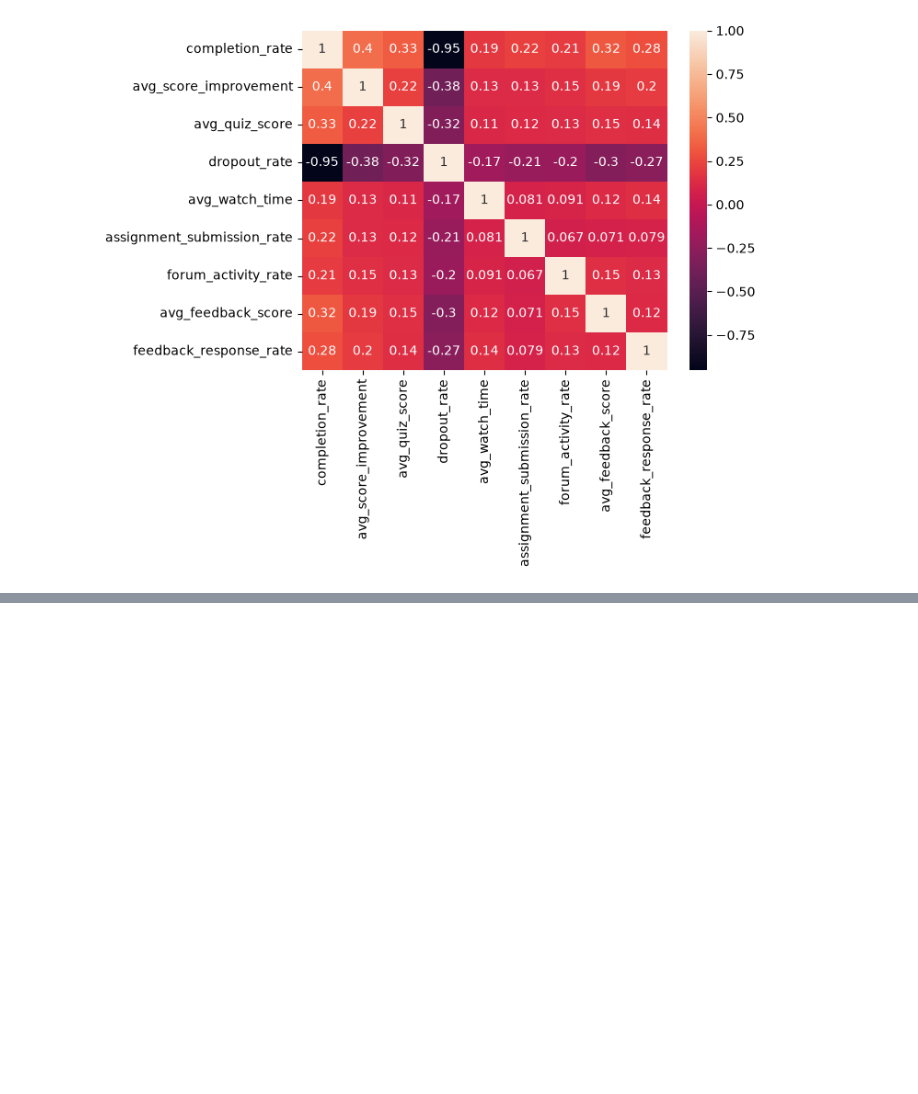
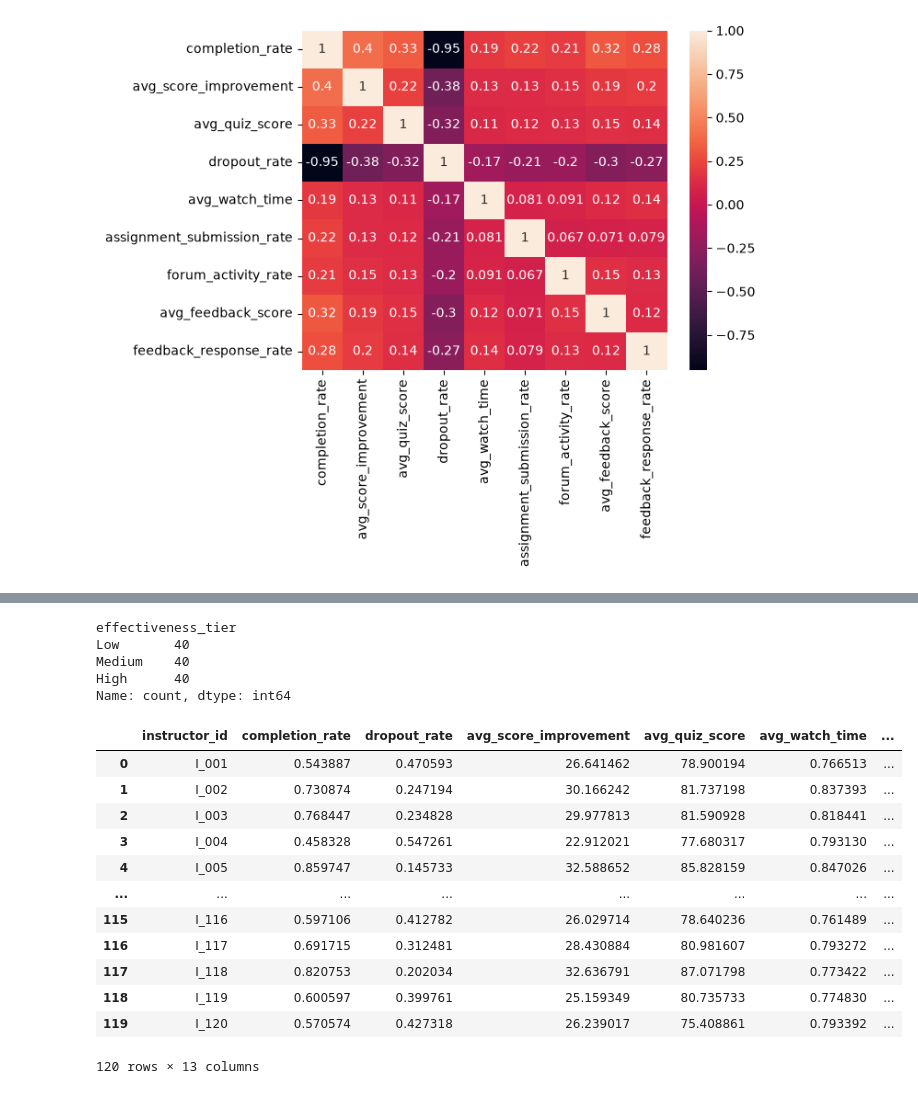
Before and after one commit to Saipathi-123/Instructor-Effectiveness-Modeling, a Jupyter notebook: notebooks/instructor_effectiveness.ipynb, the cells around one changed output, grey strips where cells are left out. Cells and saved outputs as stored; diff of their text form; code cells hidden in the pictures; blank space fills up the shorter version.

```diff
--- a/notebooks/instructor_effectiveness.ipynb
+++ b/notebooks/instructor_effectiveness.ipynb
@@ -227,0 +304,24 @@ df.head()
+# %%
+df['effectiveness_tier'].value_counts()
+# %% [output]
+effectiveness_tier
+Low       40
+Medium    40
+High      40
+Name: count, dtype: int64
+# %%
+df
+# %% [output]
+|  | instructor_id | completion_rate | dropout_rate | avg_score_improvement | avg_quiz_score | avg_watch_time | ... |
+| 0 | I_001 | 0.543887 | 0.470593 | 26.641462 | 78.900194 | 0.766513 | ... |
+| 1 | I_002 | 0.730874 | 0.247194 | 30.166242 | 81.737198 | 0.837393 | ... |
+| 2 | I_003 | 0.768447 | 0.234828 | 29.977813 | 81.590928 | 0.818441 | ... |
+| 3 | I_004 | 0.458328 | 0.547261 | 22.912021 | 77.680317 | 0.793130 | ... |
+| 4 | I_005 | 0.859747 | 0.145733 | 32.588652 | 85.828159 | 0.847026 | ... |
+| ... | ... | ... | ... | ... | ... | ... | ... |
+| 115 | I_116 | 0.597106 | 0.412782 | 26.029714 | 78.640236 | 0.761489 | ... |
+| 116 | I_117 | 0.691715 | 0.312481 | 28.430884 | 80.981607 | 0.793272 | ... |
+| 117 | I_118 | 0.820753 | 0.202034 | 32.636791 | 87.071798 | 0.773422 | ... |
+| 118 | I_119 | 0.600597 | 0.399761 | 25.159349 | 80.735733 | 0.774830 | ... |
+| 119 | I_120 | 0.570574 | 0.427318 | 26.239017 | 75.408861 | 0.793392 | ... |
+120 rows × 13 columns
```
Also changed, not shown: parts of 13 cells of this notebook.
